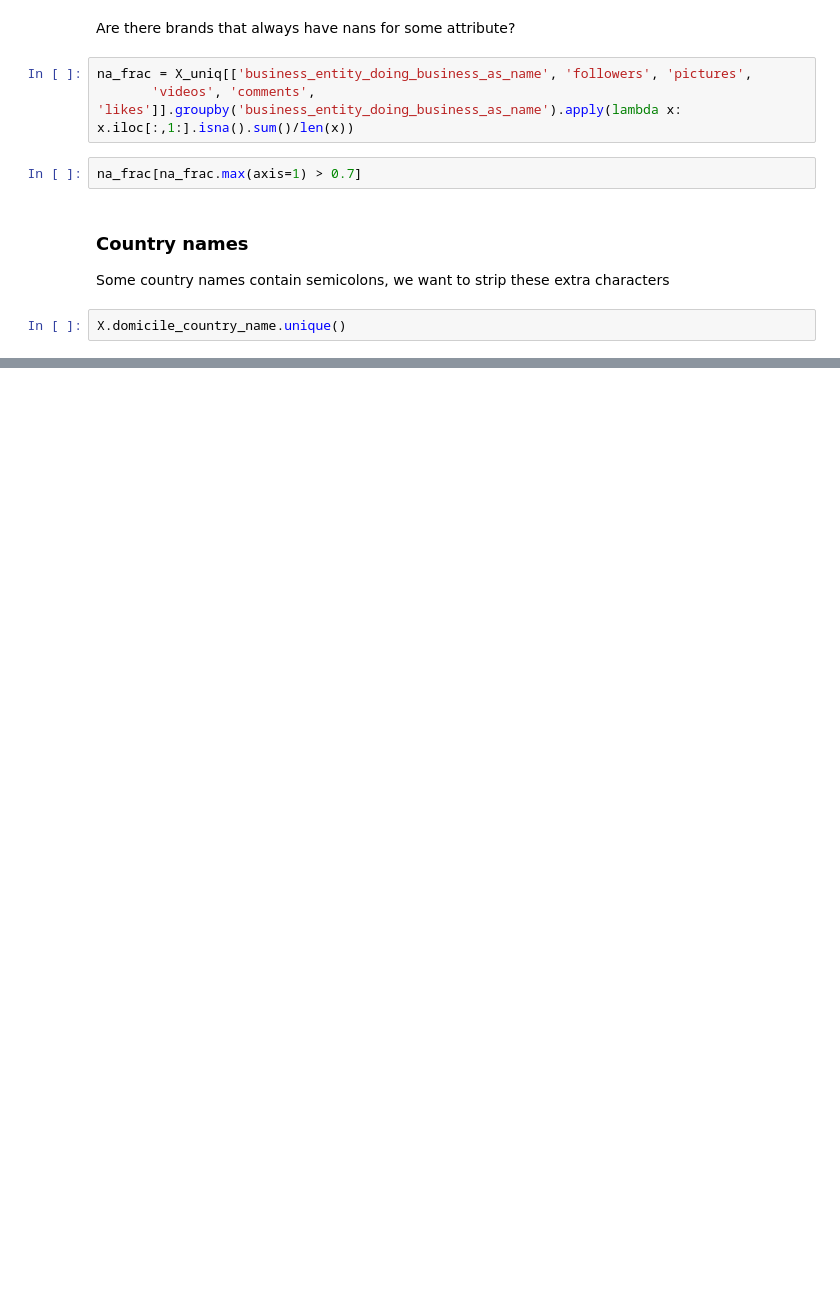
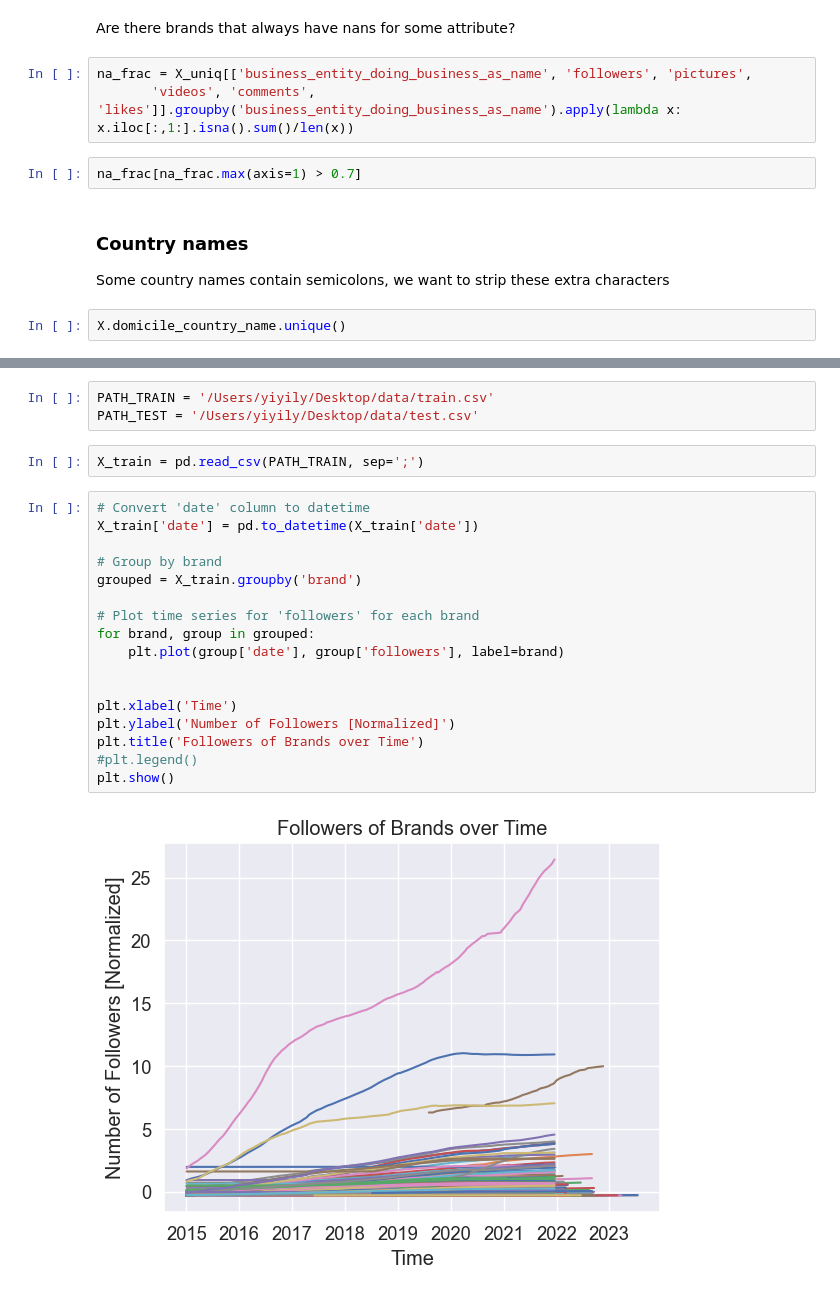
Before and after one commit to davhofer/datathon24, a Jupyter notebook: notebooks/data_exploration.ipynb, the cells around one changed output, grey strips where cells are left out. Cells and saved outputs as stored; diff of their text form; blank space fills up the shorter version.

```diff
--- a/notebooks/data_exploration.ipynb
+++ b/notebooks/data_exploration.ipynb
@@ -128,0 +227,24 @@ X.domicile_country_name.unique()
+# %%
+PATH_TRAIN = '/Users/yiyily/Desktop/data/train.csv'
+PATH_TEST = '/Users/yiyily/Desktop/data/test.csv'
+# %%
+X_train = pd.read_csv(PATH_TRAIN, sep=';')
+# %%
+# Convert 'date' column to datetime
+X_train['date'] = pd.to_datetime(X_train['date'])
+
+# Group by brand
+grouped = X_train.groupby('brand')
+
+# Plot time series for 'followers' for each brand
+for brand, group in grouped:
+    plt.plot(group['date'], group['followers'], label=brand)
+
+
+plt.xlabel('Time')
+plt.ylabel('Number of Followers [Normalized]')
+plt.title('Followers of Brands over Time')
+#plt.legend()
+plt.show()
+# %% [output]
+[figure, added]
```
Also changed, not shown: parts of 25 cells of this notebook.
